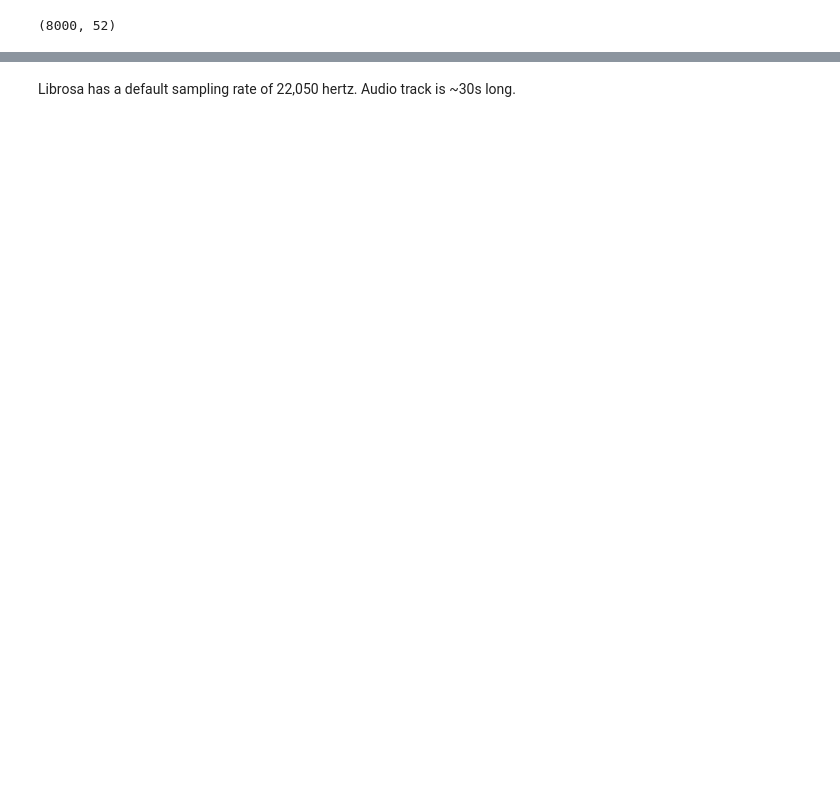
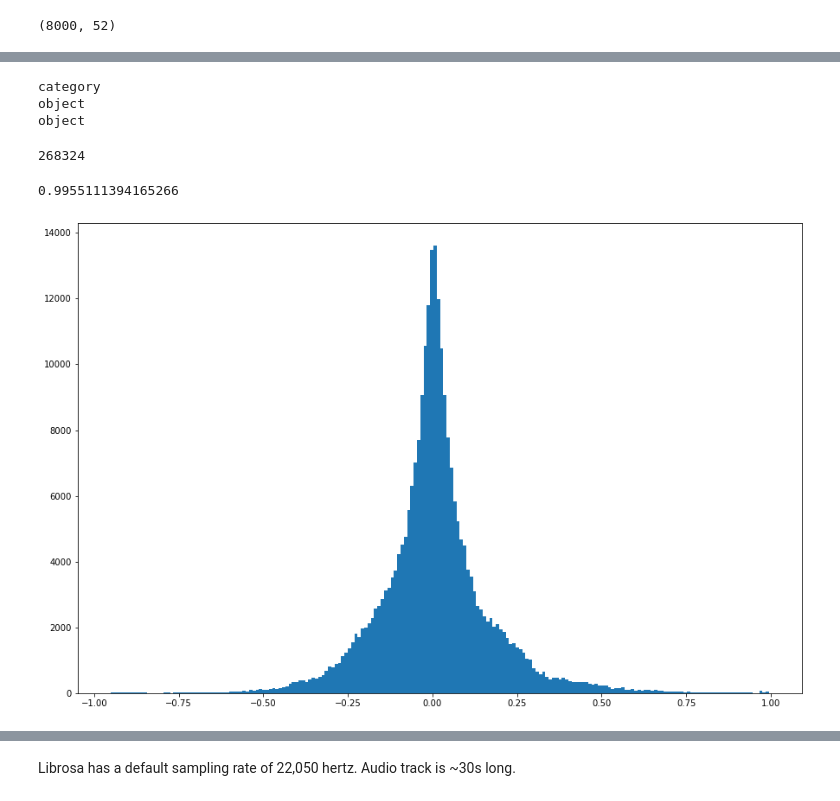
Before and after one commit to Lucas-Courant/predicting_audio_genre, a Jupyter notebook: Code/preliminary_eda.ipynb, the cells around one changed output, grey strips where cells are left out. Drawn from its saved outputs; the diff is of its cells as text; code cells hidden in the pictures; blank space fills up the shorter version.

```diff
--- a/Code/preliminary_eda.ipynb
+++ b/Code/preliminary_eda.ipynb
@@ -65,2 +90,3 @@ features.head()
 # %%
-smol_tracks.merge(features, left_index=True, right_index=True)
+df = features.merge(smol_tracks[track_meta],
+                    left_index=True, right_index=True)
@@ -68,0 +104,10 @@ ValueError: Length of names must match number of levels in MultiIndex.
+# %%
+for dtype in df.dtypes:
+    if dtype != np.number:
+        print(dtype)
+# %% [output]
+category
+object
+object
+# %%
+df.index = df.index.astype('string')
@@ -68,0 +116,16 @@ ValueError: Length of names must match number of levels in MultiIndex.
+# %%
+corr = df.corr()
+# %%
+len(corr.values.flatten())
+# %% [output]
+268324
+# %%
+corr_values = [value for value in corr.values.flatten() if value != 1]
+max(corr_values)
+# %% [output]
+0.9955111394165266
+# %%
+plt.figure(figsize = (15,10))
+plt.hist(corr_values, bins=200);
+# %% [output]
+[figure, added]
```
Also changed, not shown: parts of 69 cells of this notebook, 5 other files.
